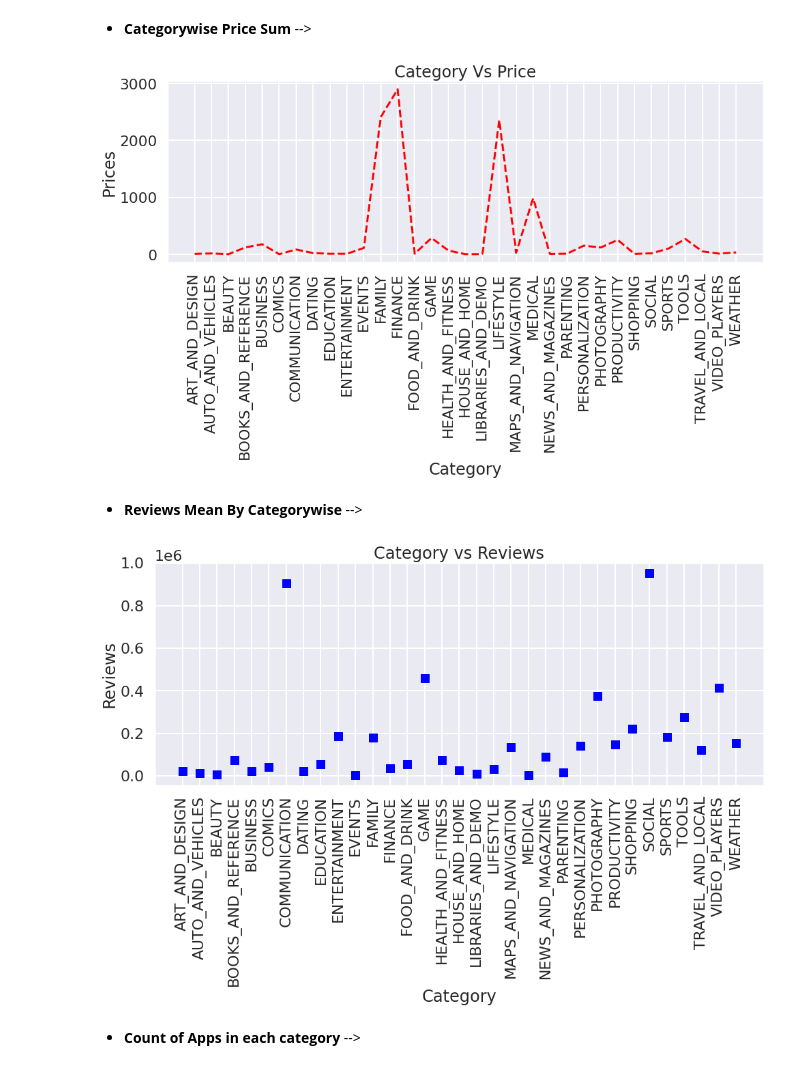
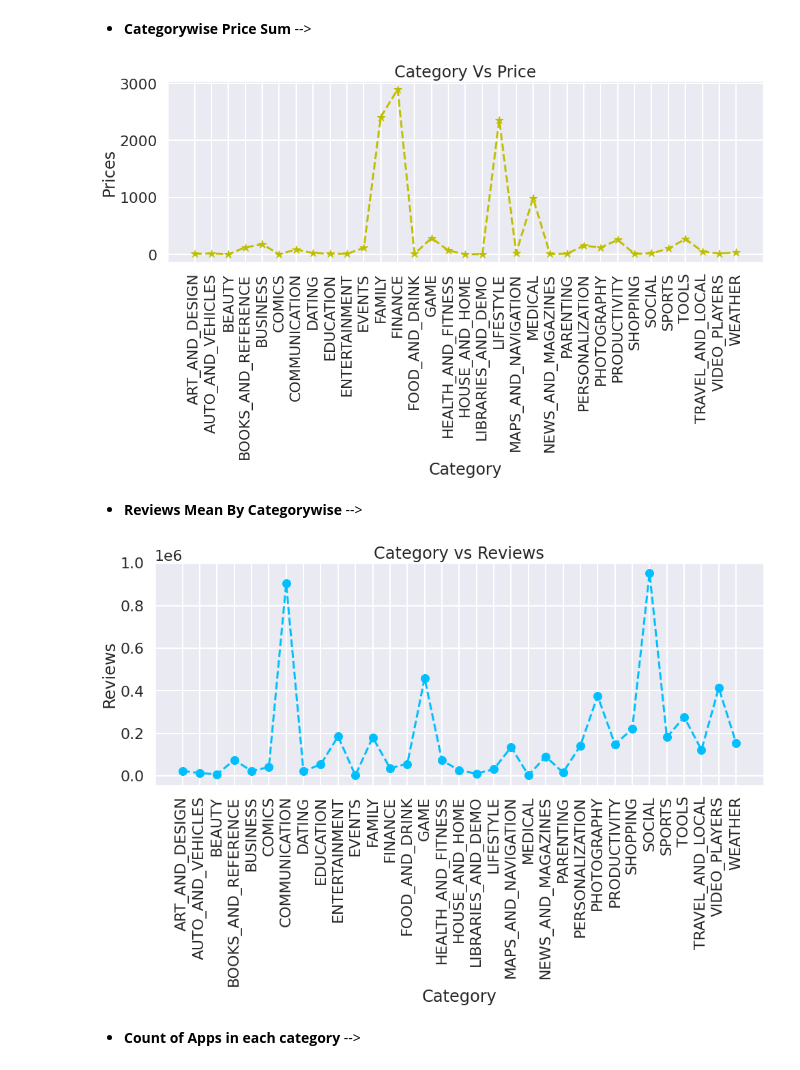
Before and after one commit to Saurabhf/Play-Store-App-Reviews-Analysis, a Jupyter notebook: Play_Store_App_Review_Analysis.ipynb, the cells around one changed output. Drawn from its saved outputs; the diff is of its cells as text; code cells hidden in the pictures.

```diff
--- a/Play_Store_App_Review_Analysis.ipynb
+++ b/Play_Store_App_Review_Analysis.ipynb
@@ -1085,29 +1073,27 @@ plt.show()
 # %%
 # What is the sum of price category-wise?
 plt.figure(figsize=(16,5))
-# plt.plot(y, marker= '*', color= 'y', linestyle='dashed')
-plt.plot(y,'r--')
+plt.plot(y, marker= '*', color= 'y', linestyle='dashed')
 plt.xticks(rotation=90)
 plt.title('Category Vs Price')
 plt.xlabel('Category')
 plt.ylabel('Prices')
 plt.show()
 # %% [output]
-[figure, old version]
+[figure, new version]
 # %% [markdown]
 * **Reviews Mean By Categorywise** -->
 # %%
 # What is a mean of reviews by category wise?
 plt.figure(figsize=(16,6))
-# plt.plot(z, marker='o', linestyle='dashed')
-plt.plot(z,'bs')
+plt.plot(z, marker='o', linestyle='dashed')
 plt.xticks(rotation=90)
 plt.title('Category vs Reviews')
 plt.xlabel('Category')
 plt.ylabel('Reviews')
 plt.show()
 # %% [output]
-[figure, old version]
+[figure, new version]
 # %% [markdown]
 * **Count of Apps in each category** -->
 # %%
```
Also changed, not shown: parts of 4 cells of this notebook.
